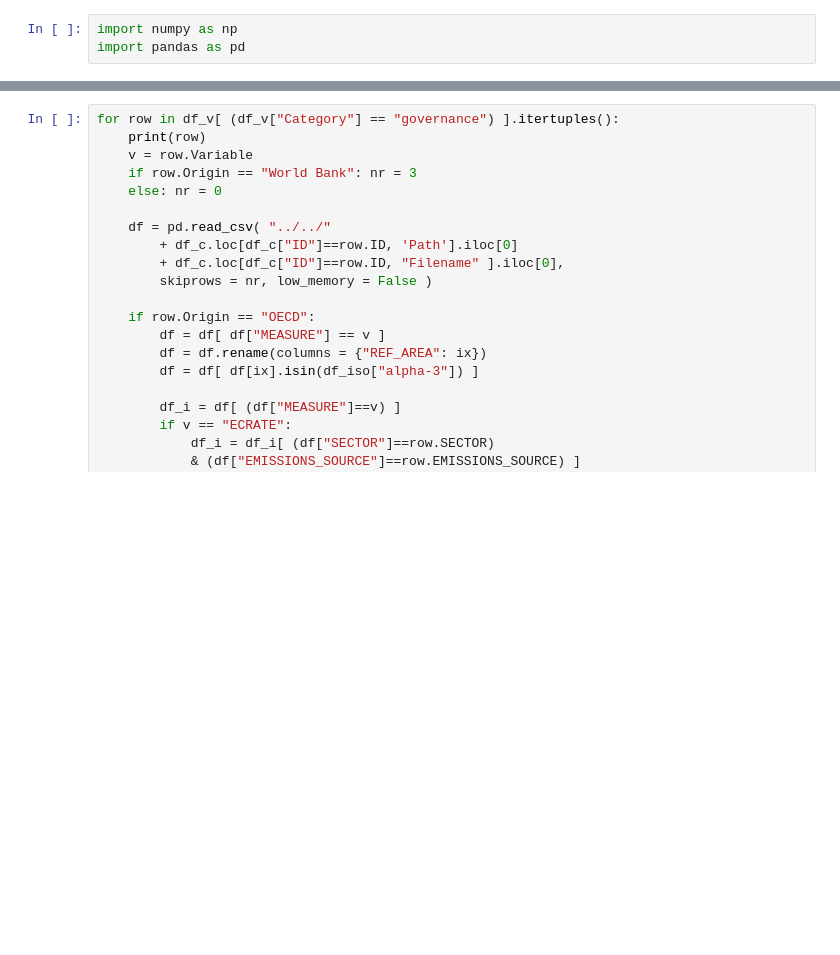
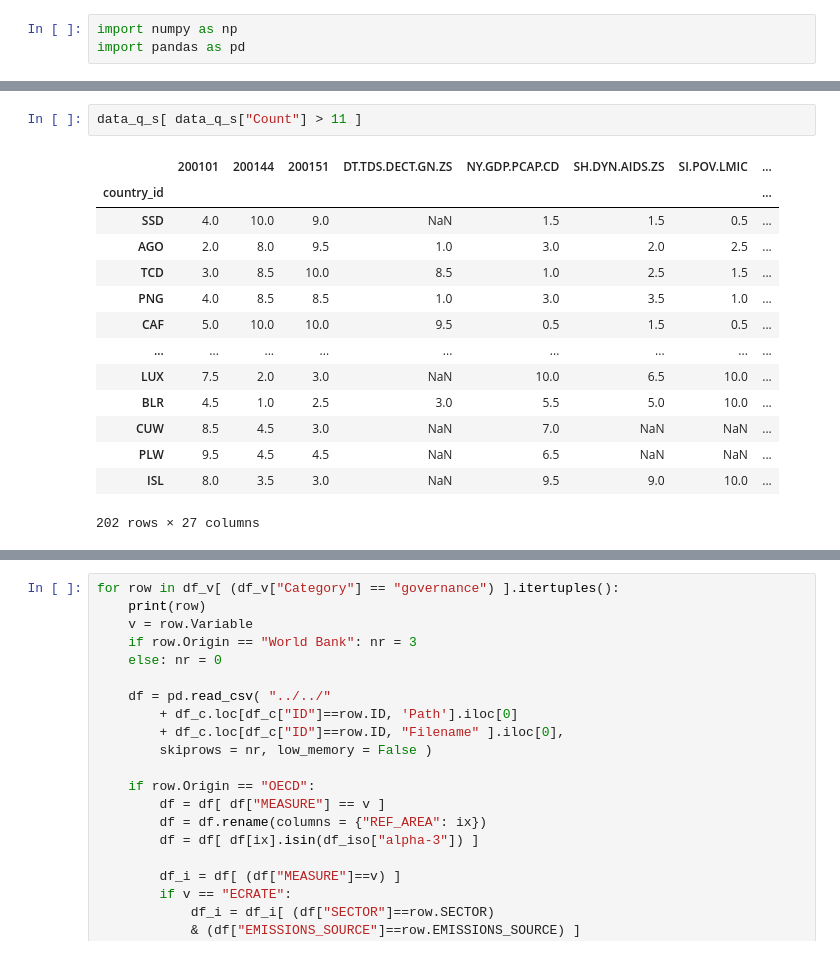
Before and after one commit to rodrigoms95/UNESCO_climate, a Jupyter notebook: code/quantile.ipynb, the cells around one changed output, grey strips where cells are left out. Saved outputs shown, nothing was run; the diff lists cells and outputs as text; blank space fills up the shorter version.

```diff
--- a/code/quantile.ipynb
+++ b/code/quantile.ipynb
@@ -159,0 +263,17 @@ data_q_g
+# %%
+data_q_s[ data_q_s["Count"] > 11 ]
+# %% [output]
+|  | 200101 | 200144 | 200151 | DT.TDS.DECT.GN.ZS | NY.GDP.PCAP.CD | SH.DYN.AIDS.ZS | SI.POV.LMIC | ... |
+| country_id |  |  |  |  |  |  |  | ... |
+| SSD | 4.0 | 10.0 | 9.0 | NaN | 1.5 | 1.5 | 0.5 | ... |
+| AGO | 2.0 | 8.0 | 9.5 | 1.0 | 3.0 | 2.0 | 2.5 | ... |
+| TCD | 3.0 | 8.5 | 10.0 | 8.5 | 1.0 | 2.5 | 1.5 | ... |
+| PNG | 4.0 | 8.5 | 8.5 | 1.0 | 3.0 | 3.5 | 1.0 | ... |
+| CAF | 5.0 | 10.0 | 10.0 | 9.5 | 0.5 | 1.5 | 0.5 | ... |
+| ... | ... | ... | ... | ... | ... | ... | ... | ... |
+| LUX | 7.5 | 2.0 | 3.0 | NaN | 10.0 | 6.5 | 10.0 | ... |
+| BLR | 4.5 | 1.0 | 2.5 | 3.0 | 5.5 | 5.0 | 10.0 | ... |
+| CUW | 8.5 | 4.5 | 3.0 | NaN | 7.0 | NaN | NaN | ... |
+| PLW | 9.5 | 4.5 | 4.5 | NaN | 6.5 | NaN | NaN | ... |
+| ISL | 8.0 | 3.5 | 3.0 | NaN | 9.5 | 9.0 | 10.0 | ... |
+202 rows × 27 columns
```
Also changed, not shown: parts of 8 cells of this notebook, 1 other file.
